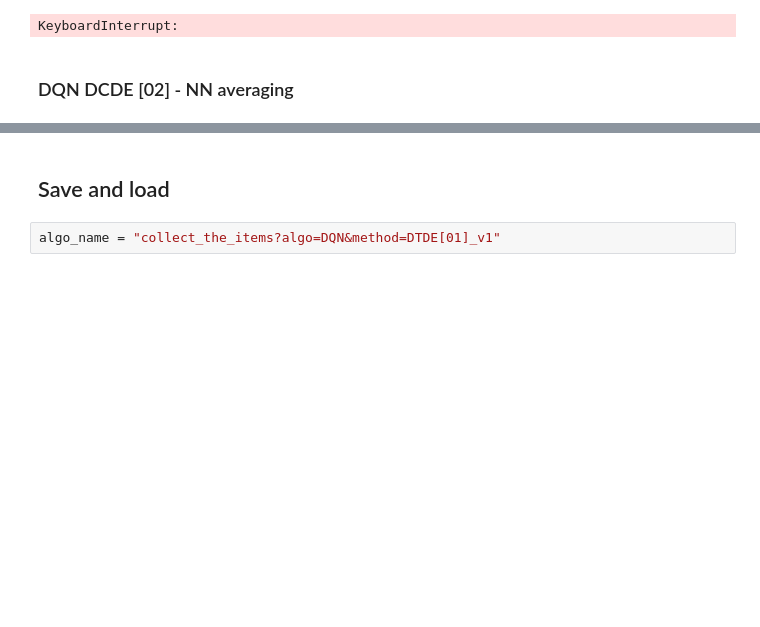
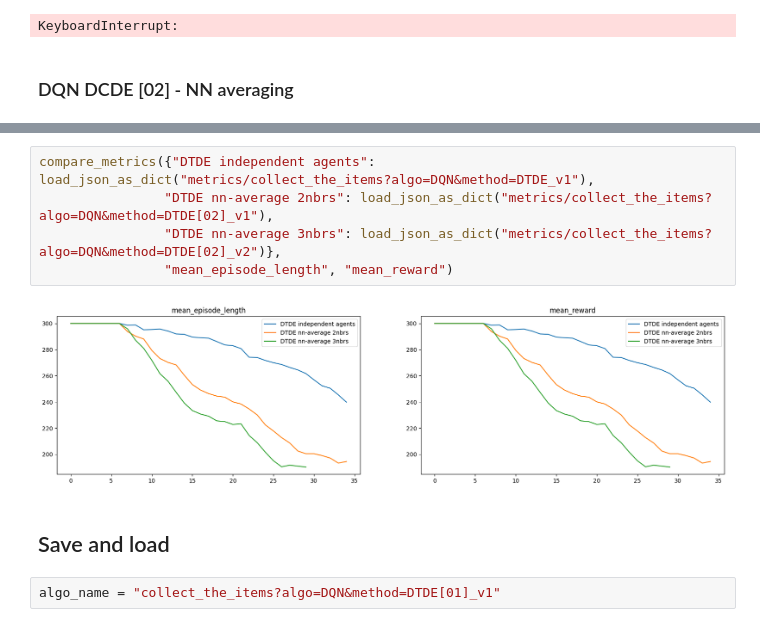
Before and after one commit to NicoloMalucelli/neighbor-based_MARL, a Jupyter notebook: DTDE/collect_the_items_v3.ipynb, the cells around one changed output, grey strips where cells are left out. Cells and saved outputs as stored; diff of their text form; blank space fills up the shorter version.

```diff
--- a/DTDE/collect_the_items_v3.ipynb
+++ b/DTDE/collect_the_items_v3.ipynb
@@ -541,3 +564,10 @@ info:  {'agent-0': {'info': {'r2: 0, r3: -1, r4: 0 , r5: -0.169394338823088, r6:
+# %%
+compare_metrics({"DTDE independent agents": load_json_as_dict("metrics/collect_the_items?algo=DQN&method=DTDE_v1"),
+                "DTDE nn-average 2nbrs": load_json_as_dict("metrics/collect_the_items?algo=DQN&method=DTDE[02]_v1"),
+                "DTDE nn-average 3nbrs": load_json_as_dict("metrics/collect_the_items?algo=DQN&method=DTDE[02]_v2")},
+                "mean_episode_length", "mean_reward")
+# %% [output]
+[figure, added]
 # %% [markdown]
 ## Save and load
 # %%
```
Also changed, not shown: parts of 6 cells of this notebook, 24 other files.
